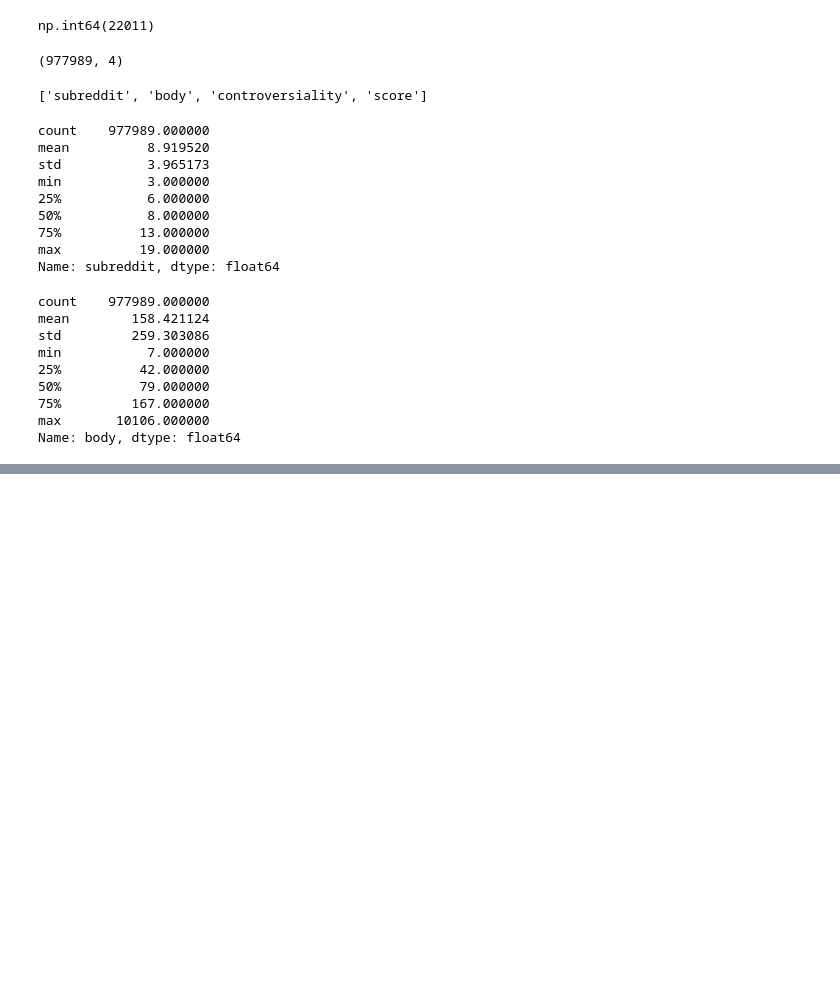
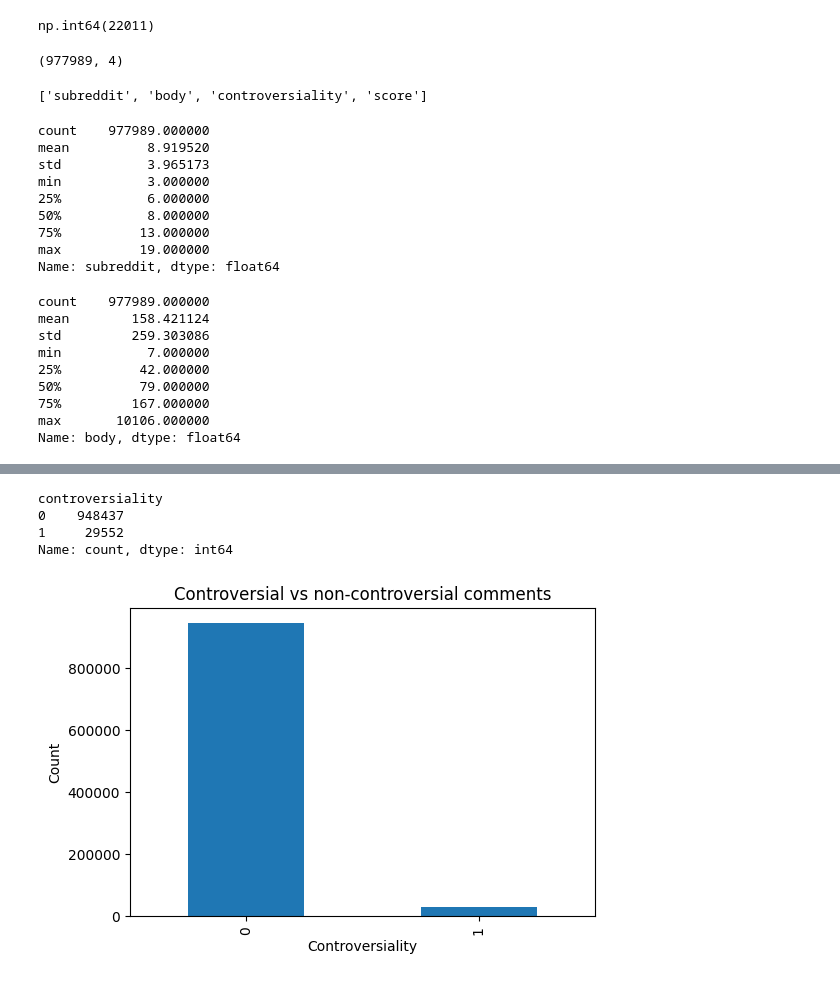
Before and after one commit to mayuri-um/riri-gpt, a Jupyter notebook: dataset.ipynb, the cells around one changed output, grey strips where cells are left out. Drawn from its saved outputs; the diff is of its cells as text; code cells hidden in the pictures; blank space fills up the shorter version.

```diff
--- a/dataset.ipynb
+++ b/dataset.ipynb
@@ -127,0 +195,15 @@ df.to_csv('cleaned_data.csv', index=False)
+# %%
+# Controversiality — likely mostly 0/1, check the split
+print(df['controversiality'].value_counts())
+
+df['controversiality'].value_counts().plot(kind='bar', figsize=(6,4))
+plt.xlabel('Controversiality')
+plt.ylabel('Count')
+plt.title('Controversial vs non-controversial comments')
+plt.show()
+# %% [output]
+controversiality
+0    948437
+1     29552
+Name: count, dtype: int64
+[figure, added]
```
Also changed, not shown: parts of 6 cells of this notebook.
